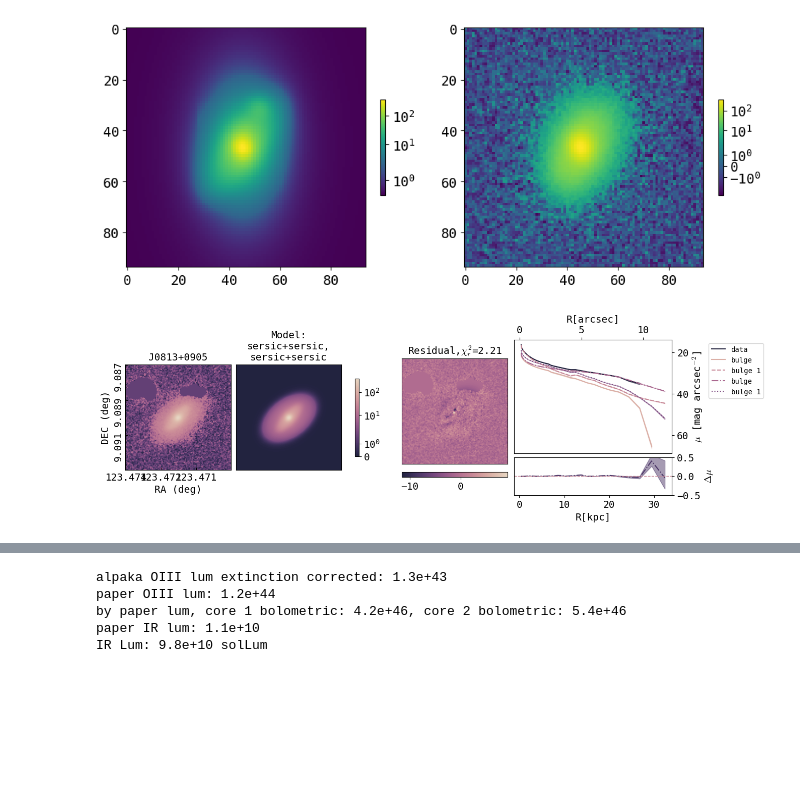
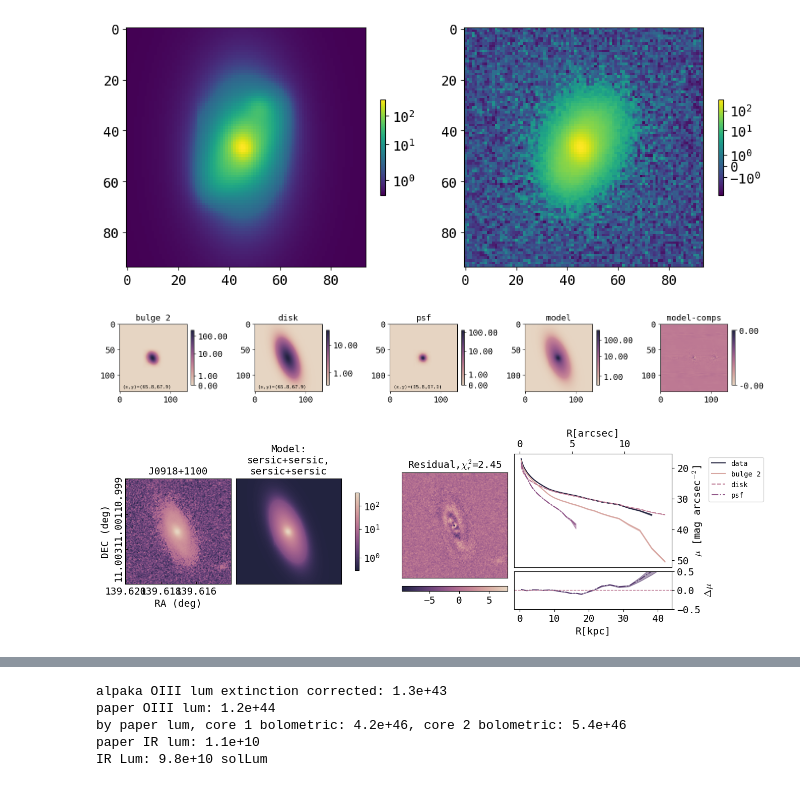
Before and after one commit to insepien/dualAGN, a Jupyter notebook: scrap_notebooks/checkFit.ipynb, the cells around one changed output, grey strips where cells are left out. Saved outputs shown, nothing was run; the diff lists cells and outputs as text; code cells hidden in the pictures; blank space fills up the shorter version.

Commit message:
change sersic index range, make some changes to fit models, add option for guess values

```diff
--- a/scrap_notebooks/checkFit.ipynb
+++ b/scrap_notebooks/checkFit.ipynb
@@ -69,7 +69,7 @@ def makeModelDict(PA_ss, ell_ss, n_ss, I_ss, r_ss, Itot,
     # Sersic
     """sersic = {'PA': [PA_ss, PA_lim[0],PA_lim[1]], 'ell_bulge': [ell_ss, ell_lim[0],ell_lim[1]], 'n': [n_ss, 'fixed'],
     'I_e': [I_ss, Iss_lim[0],Iss_lim[1]], 'r_e': [r_ss, rss_lim[0],rss_lim[1]]}"""
-    sersic = {'PA': [PA_ss, PA_lim[0],PA_lim[1]], 'ell_bulge': [ell_ss, ell_lim[0],ell_lim[1]], 'n': [n_ss, 0.5, 5],
+    sersic = {'PA': [PA_ss, PA_lim[0],PA_lim[1]], 'ell_bulge': [ell_ss, ell_lim[0],ell_lim[1]], 'n': [n_ss, 0.3, 6],
     'I_e': [I_ss, Iss_lim[0],Iss_lim[1]], 'r_e': [r_ss, rss_lim[0],rss_lim[1]]}
     sersic_dict = {'name': "Sersic", 'label': "bulge", 'parameters': sersic}
     # PSF
@@ -546,10 +546,10 @@ imageAGN_masked = mask_image(main_masked,rad=5,intens=5,agn_mask_size=50)#
 # %%
-on = "J0400-0652"
+on = "J0918+1100"
 
 with open(os.path.expanduser("/home/insepien/research-data/agn-result/fit/final_fit_nb/"+on+".pkl"),"rb") as f:
     d = pickle.load(f)
 imageAGN = d['imageSS']
-#imageFile = glob.glob(os.path.expanduser("~/research-data/agn-result/box/final_cut/"+on+"*"))[0]
+imageFile = glob.glob(os.path.expanduser("~/research-data/agn-result/box/final_cut/"+on+"*"))[0]
 #imageAGN = fits.getdata(os.path.expanduser(imageFile))
 with open(os.path.expanduser("~/research-data/psf-results/psf_pkls/psf_"+on+".pkl"),"rb") as f:
     d = pickle.load(f)
@@ -637,7 +637,7 @@ GaussianRingAzParamsDict = {'PA': [40, 0,360], 'ell': [0.5, 0,1], 'A_maj':[100,0
                           'R_ring':[10,0,100],'sigma_r':[5,0,100]}
 gausR_dict = {'name': "GaussianRingAz", 'label': "GaussianRingAz", 'parameters': GaussianRingAzParamsDict}
 
-exponentialParamDict = {'PA': [130, 0,360], 'ell': [0.5, 0,1], 'I_0': [1, 0.1,Imax], 'h': [1, 0.1,framelim]}
+exponentialParamDict = {'PA': [160, 0,360], 'ell': [0.5, 0,1], 'I_0': [1, 0.1,Imax], 'h': [1, 0.1,1e4]}
 exp2_dict = {'name': "Exponential", 'label': "disk", 'parameters':exponentialParamDict}
 
 flatbar = {'PA':[30,0,360], 'ell':[0.1,0,1],
@@ -647,8 +647,8 @@ flatbar = {'PA':[30,0,360], 'ell':[0.1,0,1],
 flatbar0_dict = {'name': "FlatBar", 'label': "flat_bar", 'parameters':flatbar}
 
 
-sersicParamsDict = {'PA': [30, 0, 360], 'ell_bulge': [0.5, 0, 1],
-                    'n': [1, 0.5,5],'I_e': [10, 0.0,Imax], 'r_e': [3, 0.0, framelim]}
+sersicParamsDict = {'PA': [160, 0, 360], 'ell_bulge': [0.5, 0, 1],
+                    'n': [1, 0.3,6],'I_e': [1, 0.0,Imax], 'r_e': [3, 0.0, framelim]}
 sersic2_dict = {'name': "Sersic", 'label': "bulge 2", 'parameters': sersicParamsDict}
 
 sersic1_dict = {'name': "Sersic", 'label': "bulge 1", 'parameters': sersicParamsDict}
@@ -663,7 +663,7 @@ sersic_ext_dict = {'name': "Sersic", 'label': "ext bulge", 'parameters': ext_ser
 
 
 funcset_dict_sersic1= {'X0': [midF,0,framelim], 'Y0': [midF,0,framelim],
-                    'function_list': [sersic3_dict,sersic2_dict]}
+                    'function_list': [sersic2_dict,exp2_dict,psf_dict]}
 funcset_dict_sersic2= {'X0': [midF,0,framelim], 'Y0': [midF-1,0,framelim],
                     'function_list': [sersic3_dict,sersic_dict]}
 funcset_dict_sersic3= {'X0': [53,0,framelim], 'Y0': [33,0,framelim],
@@ -671,5 +671,5 @@ funcset_dict_sersic3= {'X0': [53,0,framelim], 'Y0': [33,0,framelim],
 
 
 
-model_dict = {'function_sets': [funcset_dict_sersic1,funcset_dict_sersic2]}
+model_dict = {'function_sets': [funcset_dict_sersic1]}
 model = pyimfit.ModelDescription.dict_to_ModelDescription(model_dict)
@@ -749,13 +771,14 @@ fig.tight_layout();
 [figure]
 # %%
 modelname = 'sersic+sersic,\nsersic+sersic'
-# isolist_data = make_data_isophotes(image,20,midF)
-# isolist_comps = make_model_isophotes(isolist_data,comp_ims,comp_names,midF)
-# plot_model_components(comp_ims,comp_names,comp_pos,isolist_comps)
-# sma_arcsec, sma_kpc, mu_data,mu_models,skycoords = radial_plot_params(imageFile, framelim,isolist_data,isolist_comps,hdu_exp=hdu0,z=0.2)
+isolist_data = make_data_isophotes(image,10,midF)
+isolist_comps = make_model_isophotes(isolist_data,comp_ims,comp_names,midF)
+plot_model_components(comp_ims,comp_names,comp_pos,isolist_comps)
+sma_arcsec, sma_kpc, mu_data,mu_models,skycoords = radial_plot_params(imageFile, framelim,isolist_data,isolist_comps,hdu_exp=hdu0,z=0.2)
 plot_everything(on,image,m,modelname,comp_names,fsr,sma_arcsec,sma_kpc,mu_data,mu_models,skycoords,colormap="ch:s=-.3,r=.6")
 # %% [output]
-[figure, old version]
+[figure, new version]
+[figure, added]
 # %%
 def save_data(modelname,image,model,configs,modelIms,fitResults,pnames,objectName):
     outDir = os.path.expanduser("~/research-data/agn-result/fit/final_fit_nb")
```
Also changed, not shown: parts of 19 cells of this notebook, 5 other files.
